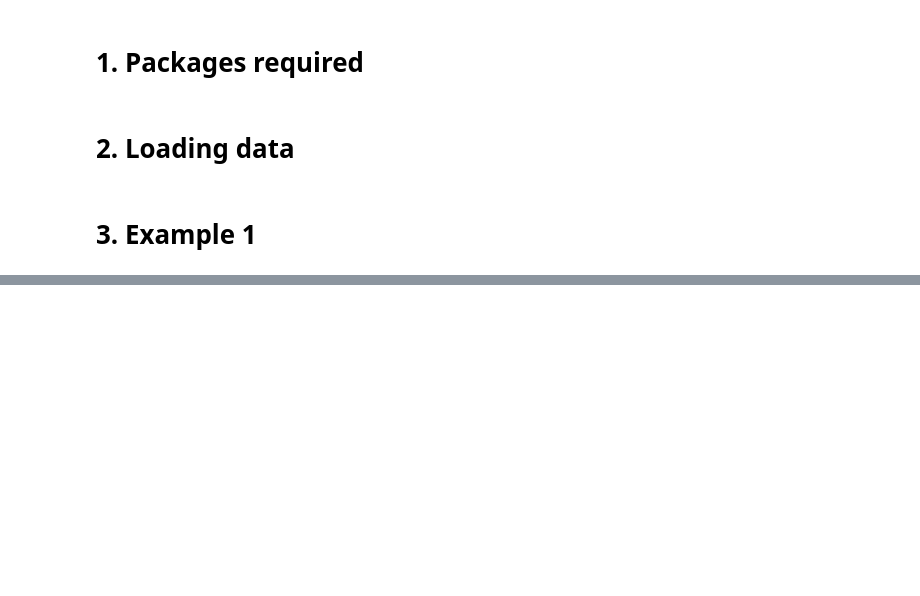
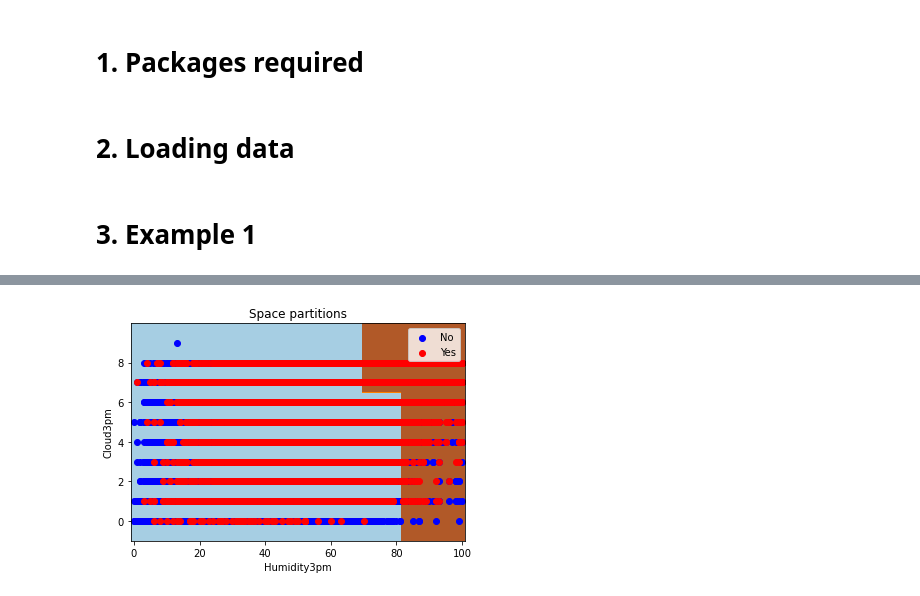
Before and after one commit to GinesMeca/TFG, a Jupyter notebook: notebooks/2. CART Decision Trees.ipynb, the cells around one changed output, grey strips where cells are left out. Saved outputs shown, nothing was run; the diff lists cells and outputs as text; code cells hidden in the pictures; blank space fills up the shorter version.

```diff
--- a/notebooks/2. CART Decision Trees.ipynb
+++ b/notebooks/2. CART Decision Trees.ipynb
@@ -63,0 +84,34 @@ tree.plot_tree(ex1, feature_names = x_ex1.columns, filled = True);
+# %%
+n_classes = 2
+plot_colors = 'bry'
+plot_step = 0.02
+
+x_min, x_max = x_ex1['Humidity3pm'].min() - 1, x_ex1['Humidity3pm'].max() + 1
+y_min, y_max = x_ex1['Cloud3pm'].min() - 1, x_ex1['Cloud3pm'].max() + 1
+xx, yy = np.meshgrid(np.arange(x_min, x_max, plot_step), np.arange(y_min, y_max, plot_step))
+
+z = ex1.predict(np.c_[xx.ravel(), yy.ravel()])
+z = z.reshape(xx.shape)
+cs = plt.contourf(xx, yy, z, cmap = plt.cm.Paired)
+
+plt.xlabel('Humidity3pm')
+plt.ylabel('Cloud3pm')
+plt.axis('tight')
+
+for i, color in zip(range(n_classes), plot_colors):
+    idx = np.where(y_ex1 == i)
+    x_graph = []
+    y_graph = []
+    for j in idx[0]:
+        x_graph += [x_ex1.Humidity3pm[j]]
+        y_graph += [x_ex1.Cloud3pm[j]]
+
+    plt.scatter(x_graph, y_graph, c = color, label = ['No', 'Yes'][i] , cmap = plt.cm.Paired)
+
+plt.axis('tight')
+
+plt.title('Space partitions')
+plt.legend()
+plt.show()
+# %% [output]
+[figure, added]
```
Also changed, not shown: parts of 6 cells of this notebook.
